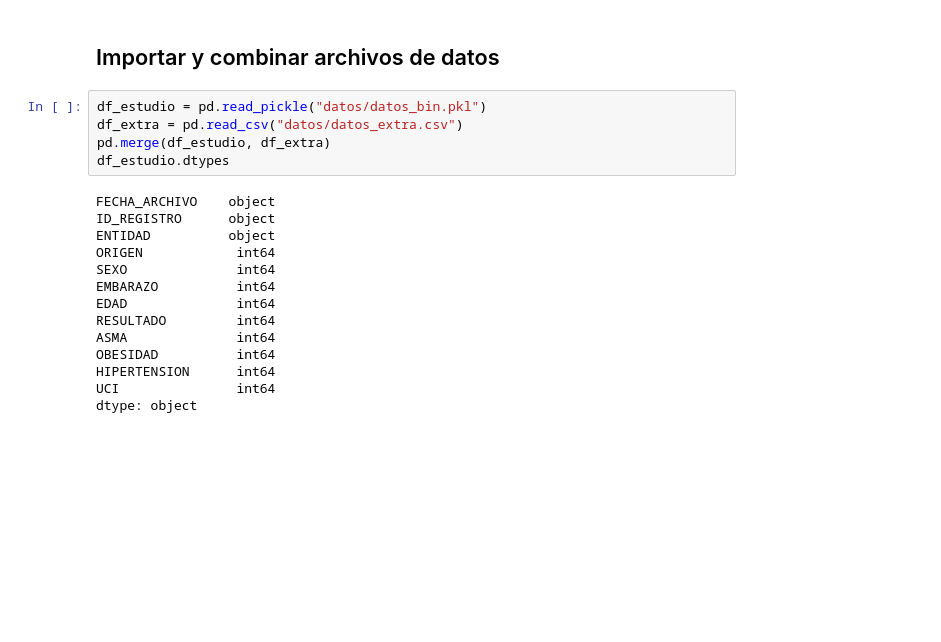
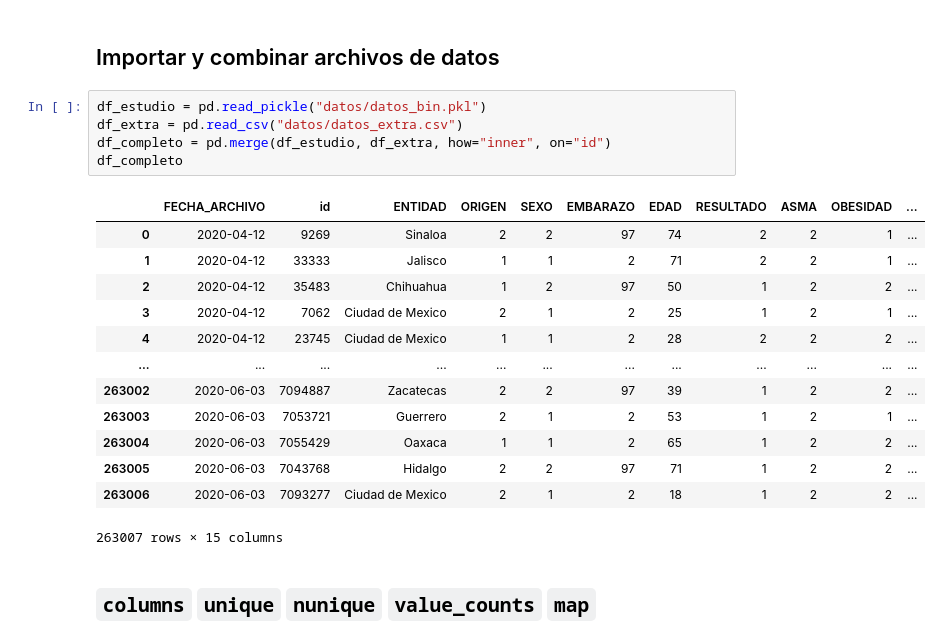
Before and after one commit to debarron/python-covid-notebook, a Jupyter notebook: tutorial_pandas_2.ipynb, the cells around one changed output. Cells and saved outputs as stored; diff of their text form; blank space fills up the shorter version.

```diff
--- a/tutorial_pandas_2.ipynb
+++ b/tutorial_pandas_2.ipynb
@@ -43,19 +43,21 @@ Todos formatos de archivo presentan ventajas y desventajas entre ellos. En este
 # %%
 df_estudio = pd.read_pickle("datos/datos_bin.pkl")
 df_extra = pd.read_csv("datos/datos_extra.csv")
-pd.merge(df_estudio, df_extra)
-df_estudio.dtypes
+df_completo = pd.merge(df_estudio, df_extra, how="inner", on="id")
+df_completo
 # %% [output]
+|  | FECHA_ARCHIVO | id | ENTIDAD | ORIGEN | SEXO | EMBARAZO | EDAD | RESULTADO | ASMA | OBESIDAD | ... |
+| 0 | 2020-04-12 | 9269 | Sinaloa | 2 | 2 | 97 | 74 | 2 | 2 | 1 | ... |
+| 1 | 2020-04-12 | 33333 | Jalisco | 1 | 1 | 2 | 71 | 2 | 2 | 1 | ... |
+| 2 | 2020-04-12 | 35483 | Chihuahua | 1 | 2 | 97 | 50 | 1 | 2 | 2 | ... |
+| 3 | 2020-04-12 | 7062 | Ciudad de Mexico | 2 | 1 | 2 | 25 | 1 | 2 | 1 | ... |
+| 4 | 2020-04-12 | 23745 | Ciudad de Mexico | 1 | 1 | 2 | 28 | 2 | 2 | 2 | ... |
+| ... | ... | ... | ... | ... | ... | ... | ... | ... | ... | ... | ... |
+| 263002 | 2020-06-03 | 7094887 | Zacatecas | 2 | 2 | 97 | 39 | 1 | 2 | 2 | ... |
+| 263003 | 2020-06-03 | 7053721 | Guerrero | 2 | 1 | 2 | 53 | 1 | 2 | 1 | ... |
+| 263004 | 2020-06-03 | 7055429 | Oaxaca | 1 | 1 | 2 | 65 | 1 | 2 | 2 | ... |
+| 263005 | 2020-06-03 | 7043768 | Hidalgo | 2 | 2 | 97 | 71 | 1 | 2 | 2 | ... |
+| 263006 | 2020-06-03 | 7093277 | Ciudad de Mexico | 2 | 1 | 2 | 18 | 1 | 2 | 2 | ... |
-FECHA_ARCHIVO    object
-ID_REGISTRO      object
-ENTIDAD          object
-ORIGEN            int64
-SEXO              int64
-EMBARAZO          int64
-EDAD              int64
-RESULTADO         int64
-ASMA              int64
-OBESIDAD          int64
-HIPERTENSION      int64
-UCI               int64
-dtype: object
+263007 rows × 15 columns
+# %% [markdown]
+## `columns` `unique` `nunique` `value_counts` `map`
```
Also changed, not shown: parts of 8 cells of this notebook.
